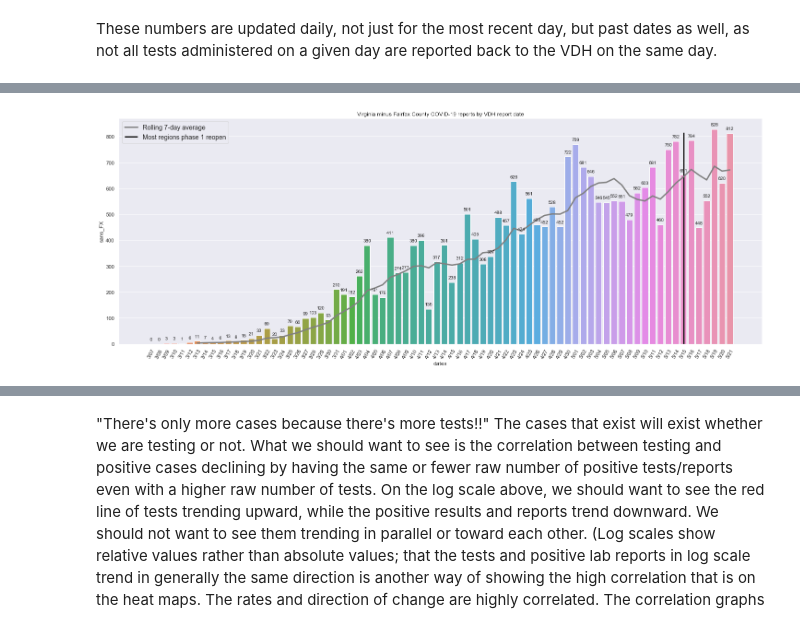
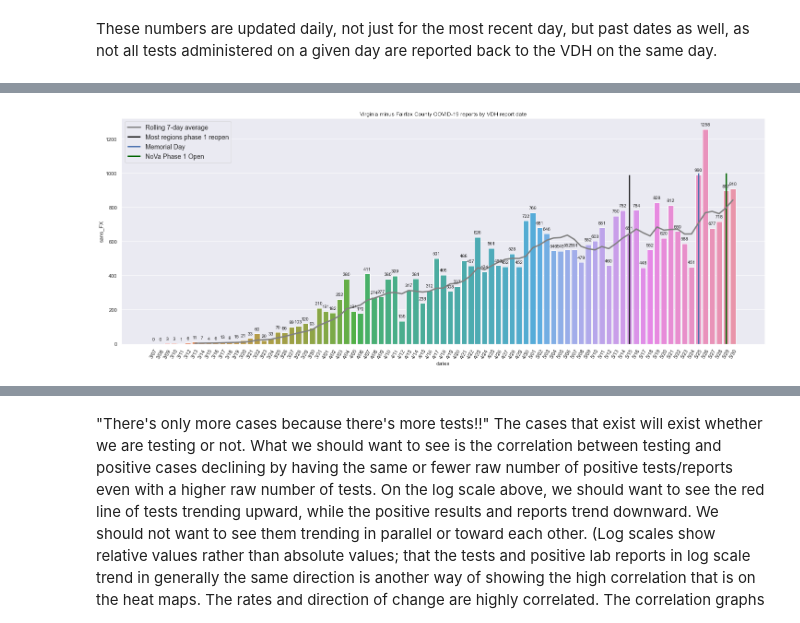
Before and after one commit to Sara1583/COVID-19-in-US, a Jupyter notebook: Virginia COVID-19.ipynb, the cells around one changed output, grey strips where cells are left out. Drawn from its saved outputs; the diff is of its cells as text; code cells hidden in the pictures.

```diff
--- a/Virginia COVID-19.ipynb
+++ b/Virginia COVID-19.ipynb
@@ -75,3 +85,5 @@ Virginia_COVID_19['sans_FX_rolling_7'] = Virginia_COVID_19['sans_FX'].rolling(wi
+# %%
+Virginia_COVID_19['sans_NoVa_rolling_7'] = Virginia_COVID_19['sans_NoVa'].rolling(window=7).mean()
 # %%
 Virginia_COVID_19.set_index('dates')
 # %% [output]
@@ -109,8 +120,8 @@ plt.show()
 # %%
 plt.figure(figsize=(25, 9))
 death_cum = sns.barplot(x='dates', y=Virginia_COVID_19.new_deaths_per_day.cumsum(), data=Virginia_COVID_19)
-for p in death_cum.patches:
-    death_cum.annotate(format(p.get_height(), '1.0f'), (p.get_x() + p.get_width()/2., p.get_height()), ha='center', va='center', xytext=(0,10), textcoords='offset points', rotation=45)
+#for p in death_cum.patches:
+    #death_cum.annotate(format(p.get_height(), '1.0f'), (p.get_x() + p.get_width()/2., p.get_height()), ha='center', va='center', xytext=(0,10), textcoords='offset points', rotation=45)
 plt.xticks(rotation=60)
 plt.title('Virginia cumulative COVID-19 deaths')
 #plt.savefig('Viginia cumulative COVID-19 deaths as of March 29')
@@ -193,8 +214,8 @@ plt.show()
 # %%
 plt.figure(figsize=(25, 9))
 hosp_cum = sns.barplot(x='dates', y=Virginia_COVID_19.new_hosp_per_day.cumsum(), data=Virginia_COVID_19)
-for p in hosp_cum.patches:
-    hosp_cum.annotate(format(p.get_height(), '1.0f'), (p.get_x() + p.get_width()/2., p.get_height()), ha='center', va='center', xytext=(0,10), textcoords='offset points')
+#for p in hosp_cum.patches:
+    #hosp_cum.annotate(format(p.get_height(), '1.0f'), (p.get_x() + p.get_width()/2., p.get_height()), ha='center', va='center', xytext=(0,10), textcoords='offset points')
 plt.xticks(rotation=60)
 plt.xlim(12)
 plt.title('Virginia cumulative COVID-19 hospitalizations')
@@ -267,11 +305,15 @@ print(Virginia_COVID_19['double_rate_test'][-7:].mean())
 # %%
 plt.figure(figsize=(25, 9))
 pos_lab_daily = sns.barplot(x='dates', y='pos_results_lab_date', data=Virginia_COVID_19)
-#for p in tests_daily.patches:
-    #pos_lab_daily.annotate(format(p.get_height(), '1.0f'), (p.get_x() + p.get_width()/2., p.get_height()), ha='center', va='center', xytext=(0,10), textcoords='offset points')
+for p in pos_lab_daily.patches:
+    pos_lab_daily.annotate(format(p.get_height(), '1.0f'), (p.get_x() + p.get_width()/2., p.get_height()), ha='center', va='center', xytext=(0,10), textcoords='offset points')
 plt.xticks(rotation=60)
 #plt.xlim(12)
 plt.plot(Virginia_COVID_19['pos_lab_rolling_7'], color='gray', label='Rolling 7-day average', linewidth=3)
+plt.vlines(x=36, ymin=0, ymax=1600, color='r', label='Easter', linewidth=3)
+plt.vlines(x=69, ymin=0, ymax=1600, color='k', label='Most regions phase 1 reopen', linewidth=3)
+plt.vlines(x=79, ymin=0, ymax=1600, color='b', label='Memorial Day', linewidth=3)
+plt.vlines(x=83, ymin=0, ymax=1600, color='darkgreen', label='NoVa Phase 1 Open', linewidth=3)
 plt.legend(loc="upper left", fontsize=14)
 plt.title('Virginia COVID-19 positive test results by lab report date')
 plt.show()
@@ -352,15 +410,17 @@ print(Virginia_COVID_19['double_rate_FX'][-7:].mean())
 # %%
 plt.figure(figsize=(25, 9))
 VA_sans_FX_reports_daily = sns.barplot(x='dates', y='sans_FX', data=Virginia_COVID_19)
 for p in VA_sans_FX_reports_daily.patches:
     VA_sans_FX_reports_daily.annotate(format(p.get_height(), '1.0f'), (p.get_x() + p.get_width()/2., p.get_height()), ha='center', va='center', xytext=(0,10),
                               textcoords='offset points')
 plt.xticks(rotation=60)
 plt.plot(Virginia_COVID_19['sans_FX_rolling_7'], color='gray', label='Rolling 7-day average', linewidth=3)
-plt.vlines(x=69, ymin=0, ymax=815, color='k', label='Most regions phase 1 reopen', linewidth=3)
+plt.vlines(x=69, ymin=0, ymax=990, color='k', label='Most regions phase 1 reopen', linewidth=3)
+plt.vlines(x=79, ymin=0, ymax=1000, color='b', label='Memorial Day', linewidth=3)
+plt.vlines(x=83, ymin=0, ymax=1000, color='darkgreen', label='NoVa Phase 1 Open', linewidth=3)
 plt.title('Virginia minus Fairfax County COVID-19 reports by VDH report date')
 plt.legend(loc='best', fontsize=14)
 #plt.savefig('Fairfax County daily COVID-19 reports')
 plt.show()
 # %% [output]
-[figure, old version]
+[figure, new version]
```
Also changed, not shown: parts of 56 cells of this notebook.
